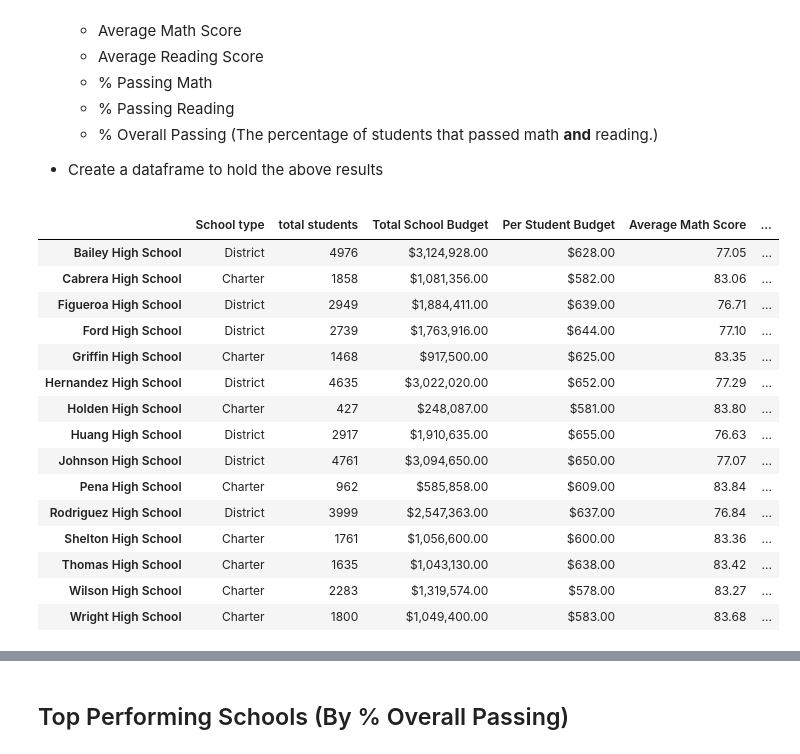
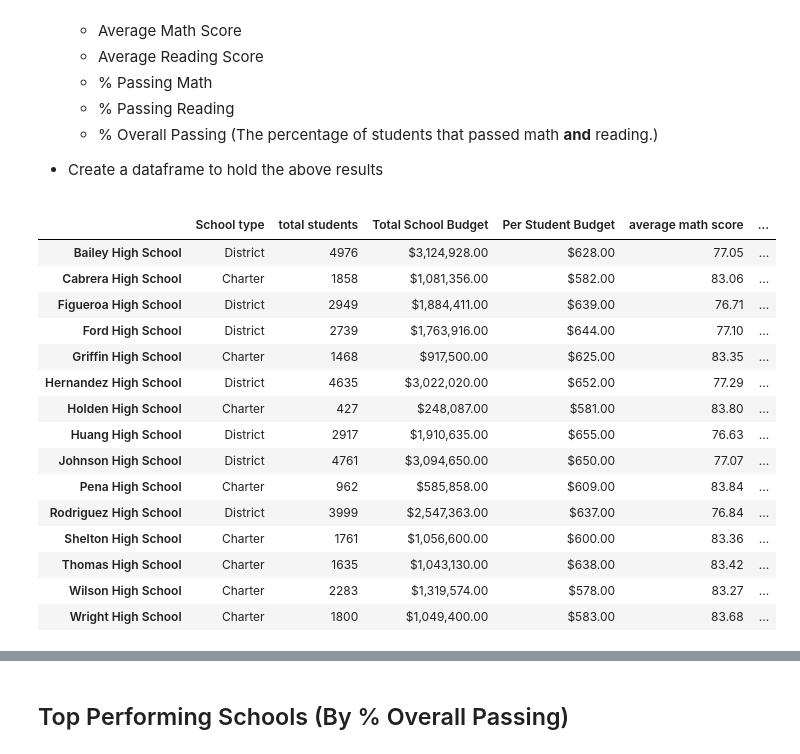
Before and after one commit to dasarge/P_nd_s_challenge, a Jupyter notebook: PyCitySchools/Pd_hw_das.ipynb, the cells around one changed output, grey strips where cells are left out. Drawn from its saved outputs; the diff is of its cells as text; code cells hidden in the pictures.

```diff
--- a/PyCitySchools/Pd_hw_das.ipynb
+++ b/PyCitySchools/Pd_hw_das.ipynb
@@ -177,11 +182,11 @@ overall_prct_format = overall_prct.map('{:.2f}%'.format)
 
 #reading_prct_format
 # %%
-school_summary1_df =pd.DataFrame({"School type":school_type,"total students":school_total_students, "Total School Budget":budget_format,
-"Per Student Budget":per_stu_budget_format, "Average Math Score":avg_math, "Average Reading Score":avg_reading, "% Passing Math":math_prct_format, "% Passing Reading":reading_prct_format, "% Passing Reading/Math":overall_prct_format})
-school_summary1_df
+school_summary_df =pd.DataFrame({"School type":school_type,"total students":school_total_students, "Total School Budget":budget_format,
+"Per Student Budget":per_stu_budget_format, "average math score":avg_math, "Average Reading Score":avg_reading, "% Passing Math":math_prct_format, "% Passing Reading":reading_prct_format, "% Passing Reading/Math":overall_prct_format})
+school_summary_df
 # %% [output]
-|  | School type | total students | Total School Budget | Per Student Budget | Average Math Score | ... |
+|  | School type | total students | Total School Budget | Per Student Budget | average math score | ... |
 | Bailey High School | District | 4976 | $3,124,928.00 | $628.00 | 77.05 | ... |
 | Cabrera High School | Charter | 1858 | $1,081,356.00 | $582.00 | 83.06 | ... |
 | Figueroa High School | District | 2949 | $1,884,411.00 | $639.00 | 76.71 | ... |
```
Also changed, not shown: parts of 17 cells of this notebook.
